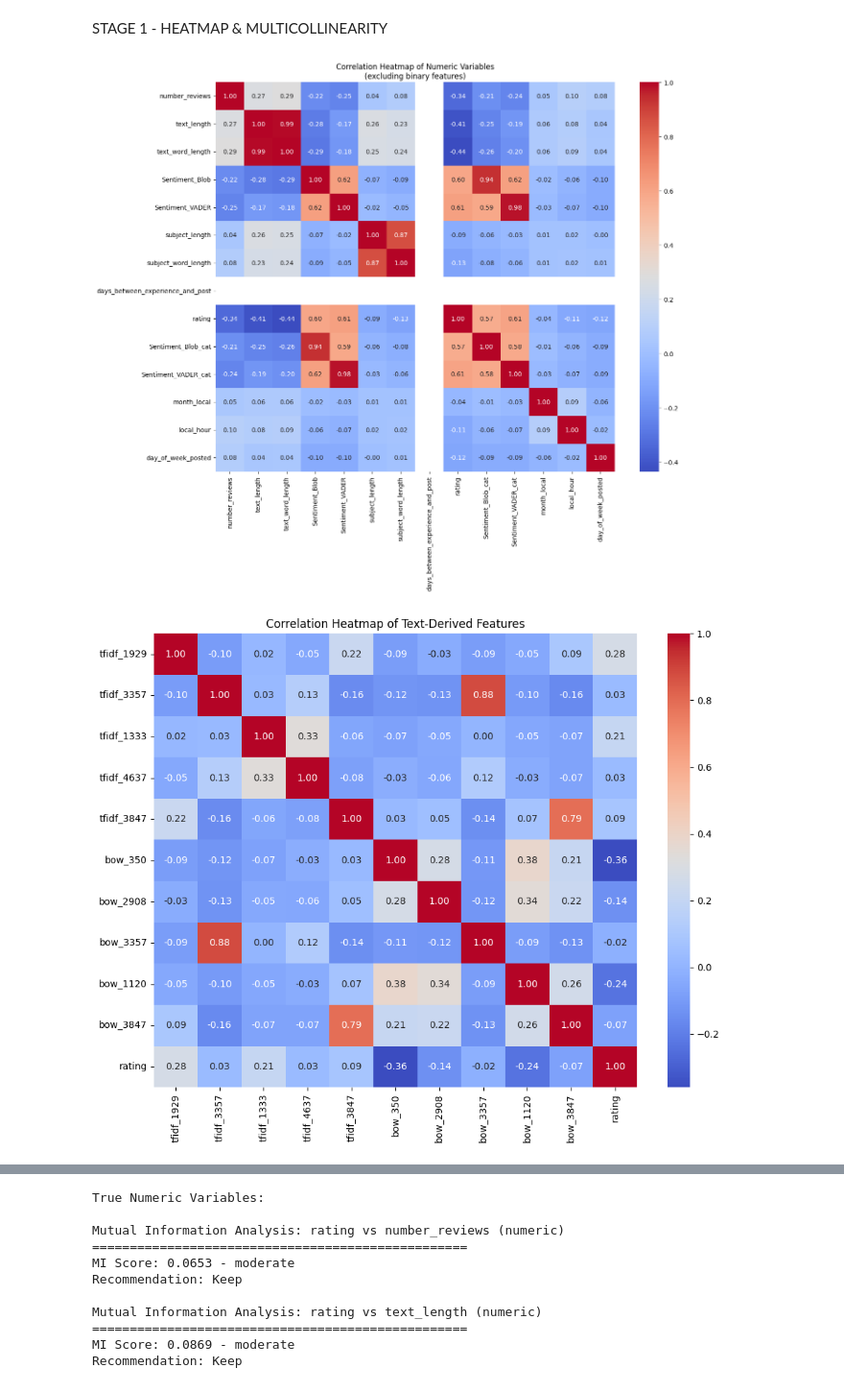
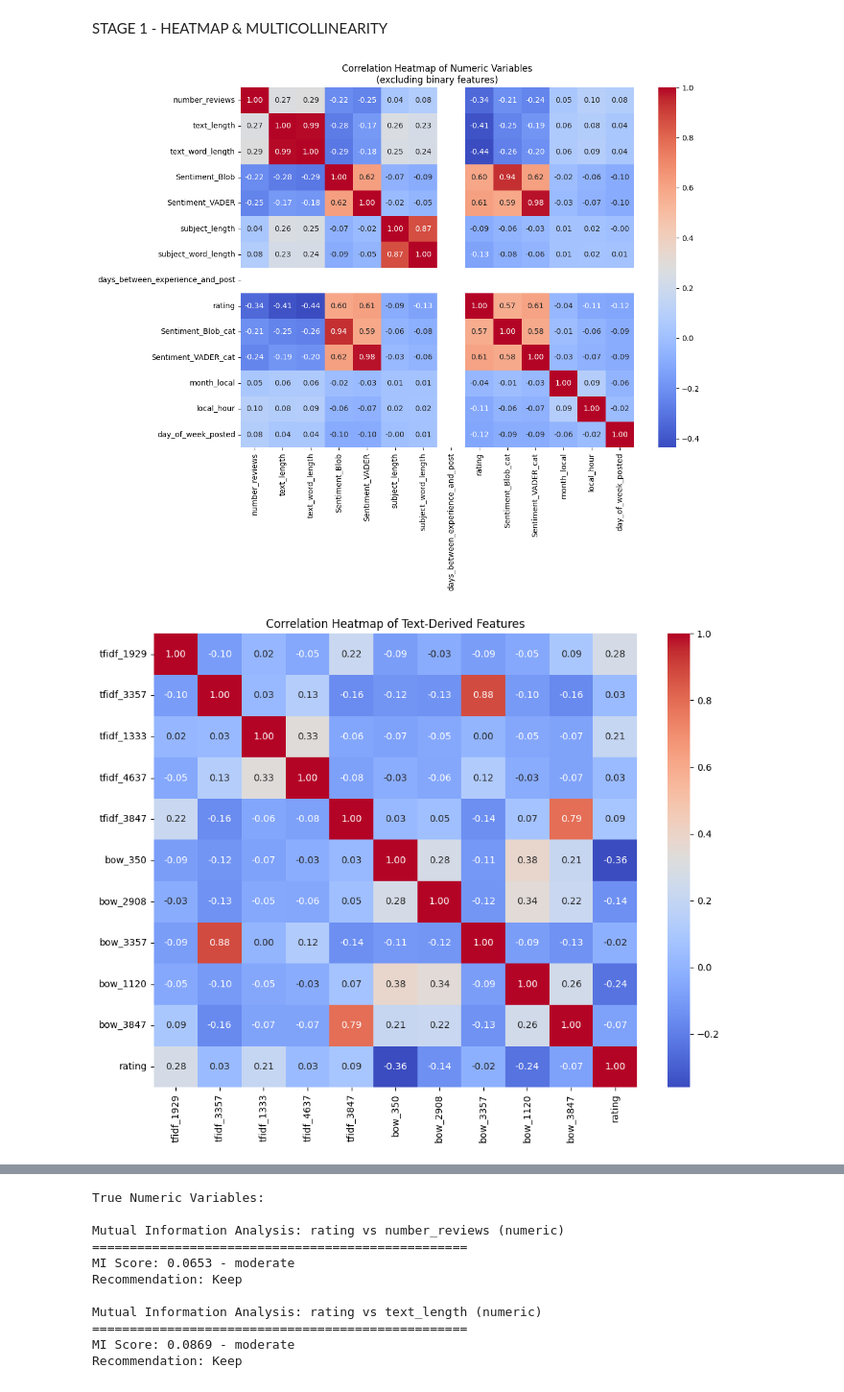
Before and after one commit to Nina1007/Supply_Chain_2024_DS, a Jupyter notebook: feature_selection.ipynb, the cells around one changed output, grey strips where cells are left out. Shown: that part at 96% size. Saved outputs shown, nothing was run; the diff lists cells and outputs as text; code cells hidden in the pictures.

```diff
--- a/feature_selection.ipynb
+++ b/feature_selection.ipynb
@@ -199,18 +182,14 @@ top_bow_cols = bow_df.var().nlargest(top_n_bow).index
 # Correlation heatmaps
 # 1. True numeric and ordinal variables
 original_corr = numeric_for_correlation.corr()
-plt.figure(figsize=(14, 12))
+plt.figure(figsize=(12, 10))
 sns.heatmap(original_corr, annot=True, cmap='coolwarm', fmt='.2f')
 plt.title('Correlation Heatmap of Numeric Variables\n(excluding binary features)')
 plt.tight_layout()
 plt.show()
 
 # 2. Text-derived features
-text_features_with_rating = pd.concat([
-    tfidf_df[top_tfidf_cols],
-    bow_df[top_bow_cols],
-    train_df['rating']
-], axis=1).corr()
+text_features_with_rating = pd.concat([tfidf_df[top_tfidf_cols], bow_df[top_bow_cols], train_df['rating']], axis=1).corr()
 plt.figure(figsize=(10, 8))
 sns.heatmap(text_features_with_rating, annot=True, cmap='coolwarm', fmt='.2f')
 plt.title('Correlation Heatmap of Text-Derived Features')
@@ -226,35 +205,34 @@ for i in range(len(original_corr.columns)):
             var1 = original_corr.columns[i]
             var2 = original_corr.columns[j]
             correlation = original_corr.iloc[i, j]
             corr_with_target1 = abs(original_corr.loc[var1, 'rating'])
             corr_with_target2 = abs(original_corr.loc[var2, 'rating'])
             print(f"\n{var1} & {var2}: {correlation:.3f}")
             print(f"Correlation with rating: {var1}: {corr_with_target1:.3f}, "
                   f"{var2}: {corr_with_target2:.3f}")
             print(f"Recommendation: Keep {var1 if corr_with_target1 > corr_with_target2 else var2} "
                   f"(stronger correlation with target)")
 
 print("\nText-Derived Features:")
 for i in range(len(text_features_with_rating.columns)):
     for j in range(i):
         if abs(text_features_with_rating.iloc[i, j]) > 0.7:
             var1 = text_features_with_rating.columns[i]
             var2 = text_features_with_rating.columns[j]
             if var1 != 'rating' and var2 != 'rating':
                 correlation = text_features_with_rating.iloc[i, j]
                 corr_with_target1 = abs(text_features_with_rating.loc[var1, 'rating'])
                 corr_with_target2 = abs(text_features_with_rating.loc[var2, 'rating'])
                 print(f"\n{var1} & {var2}: {correlation:.3f}")
                 print(f"Correlation with rating: {var1}: {corr_with_target1:.3f}, "
                       f"{var2}: {corr_with_target2:.3f}")
                 print(f"Recommendation: Keep {var1 if corr_with_target1 > corr_with_target2 else var2} "
                       f"(stronger correlation with target)")
 
-# Print note about binary variables
 print("\nNote: Binary variables were excluded from correlation analysis as they require "
       "different statistical approaches (e.g., point-biserial correlation).")
 # %% [output]
-[figure, old version]
+[figure, new version]
 [figure]
 Highly correlated pairs (>0.7) with analysis:
 
```
Also changed, not shown: parts of 49 cells of this notebook.
